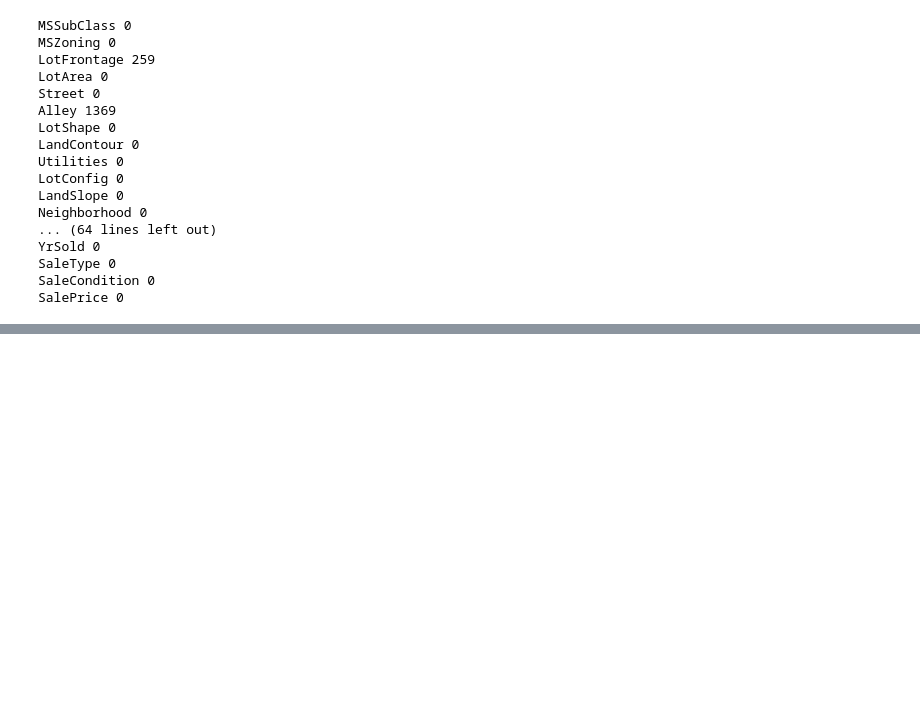
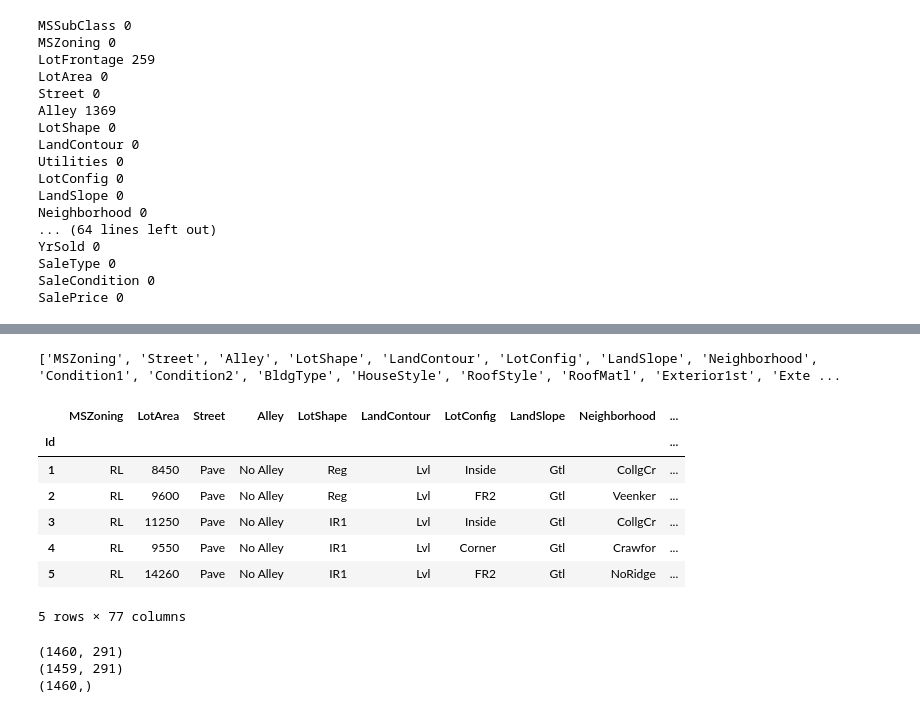
Before and after one commit to Henrywcj/Kaggle-Competition-UCLA, a Jupyter notebook: Predicting Housing Price.ipynb, the cells around one changed output, grey strips where cells are left out. Saved outputs shown, nothing was run; the diff lists cells and outputs as text; code cells hidden in the pictures; blank space fills up the shorter version.

```diff
--- a/Predicting Housing Price.ipynb
+++ b/Predicting Housing Price.ipynb
@@ -71,5 +101,7 @@ SaleCondition 0
 SalePrice 0
 # %%
 print (col_index)
+col_index = ['LotFrontage']
+print (col_index)
 # %% [output]
 ['LotFrontage', 'Alley', 'FireplaceQu', 'PoolQC', 'Fence', 'MiscFeature']
@@ -76,8 +109,8 @@ print (col_index)
 # %%
-train_data_frame_trimmed = train_data_frame.drop(col_index, axis = 1)
+train_data_frame_trimmed = train_data_frame.drop(col_index + ['MSSubClass', 'Utilities'], axis = 1)
 # GarageCond GarageQual don't provide any useful information since
 # over 95% of its value concentrate in one category
-train_data_frame_trimmed = train_data_frame_trimmed.drop(['GarageCond', 'GarageQual'], axis = 1)
+# train_data_frame_trimmed = train_data_frame_trimmed.drop(['GarageCond', 'GarageQual'], axis = 1)
 # %%
 train_data_frame_trimmed.columns.shape
 # %% [output]
@@ -103,4 +141,12 @@ GarageCond 81
 # %%
+# Misunderstanding
+train_data_frame_trimmed['Alley'].fillna('No Alley', inplace = True)
+train_data_frame_trimmed['PoolQC'].fillna('No Pool', inplace = True)
+train_data_frame_trimmed['FireplaceQu'].fillna('No Fireplace', inplace = True)
+train_data_frame_trimmed['Fence'].fillna('No Fence', inplace = True)
+train_data_frame_trimmed['GarageQual'].fillna('No Garage', inplace = True) # attention for one-hot encoding: collinearity
+train_data_frame_trimmed['GarageCond'].fillna('No Garage', inplace = True)
+train_data_frame_trimmed['MiscFeature'].fillna('No MiscFeatures', inplace = True)
 # MasVnrArea looks like a Bimodel distribution
 train_data_frame_trimmed['MasVnrArea'].fillna(0.0, inplace = True)
 train_data_frame_trimmed['MasVnrType'].fillna('None', inplace = True)
@@ -114,3 +160,6 @@ train_data_frame_trimmed['GarageFinish'].fillna('Unf', inplace = True)
 train_data_frame_trimmed['GarageType'].fillna('Attchd', inplace = True)
 train_data_frame_trimmed['GarageYrBlt'].fillna(1980.0, inplace = True)
 train_data_frame_trimmed['Electrical'].fillna('Sbrkr', inplace = True)
+# Transform Central Air to 0,1
+train_data_frame_trimmed["CentralAir"] = train_data_frame_trimmed["CentralAir"].astype('category')
+train_data_frame_trimmed["CentralAir"] = train_data_frame_trimmed["CentralAir"].cat.codes
@@ -118,0 +310,25 @@ train_data_frame_trimmed.to_csv('train_trimmed.csv')
+# %%
+# categorical variables --> one hot encoding
+# find out which columns is categorical
+cat_variables = []
+num_variables = []
+for name in training_features.columns:
+    # print (training_features[name].dtype.name)
+    if training_features[name].dtype.name == 'object':
+        cat_variables.append(name)
+    else:
+        num_variables.append(name)
+print (cat_variables)
+# %% [output]
+['MSZoning', 'Street', 'Alley', 'LotShape', 'LandContour', 'LotConfig', 'LandSlope', 'Neighborhood', 'Condition1', 'Condition2', 'BldgType', 'HouseStyle', 'RoofStyle', 'RoofMatl', 'Exterior1st', 'Exte ...
+# %%
+train_data_frame_trimmed.head()
+# %% [output]
+|  | MSZoning | LotArea | Street | Alley | LotShape | LandContour | LotConfig | LandSlope | Neighborhood | ... |
+| Id |  |  |  |  |  |  |  |  |  | ... |
+| 1 | RL | 8450 | Pave | No Alley | Reg | Lvl | Inside | Gtl | CollgCr | ... |
+| 2 | RL | 9600 | Pave | No Alley | Reg | Lvl | FR2 | Gtl | Veenker | ... |
+| 3 | RL | 11250 | Pave | No Alley | IR1 | Lvl | Inside | Gtl | CollgCr | ... |
+| 4 | RL | 9550 | Pave | No Alley | IR1 | Lvl | Corner | Gtl | Crawfor | ... |
+| 5 | RL | 14260 | Pave | No Alley | IR1 | Lvl | FR2 | Gtl | NoRidge | ... |
+5 rows × 77 columns
@@ -118,0 +359,11 @@ train_data_frame_trimmed.to_csv('train_trimmed.csv')
+# %%
+training_complete = np.hstack((x_num_train,vec_x_cat_train))
+test_complete = np.hstack((x_num_test,vec_x_cat_test))
+
+print (training_complete.shape)
+print (test_complete.shape)
+print (label.shape)
+# %% [output]
+(1460, 291)
+(1459, 291)
+(1460,)
```
Also changed, not shown: parts of 32 cells of this notebook.
